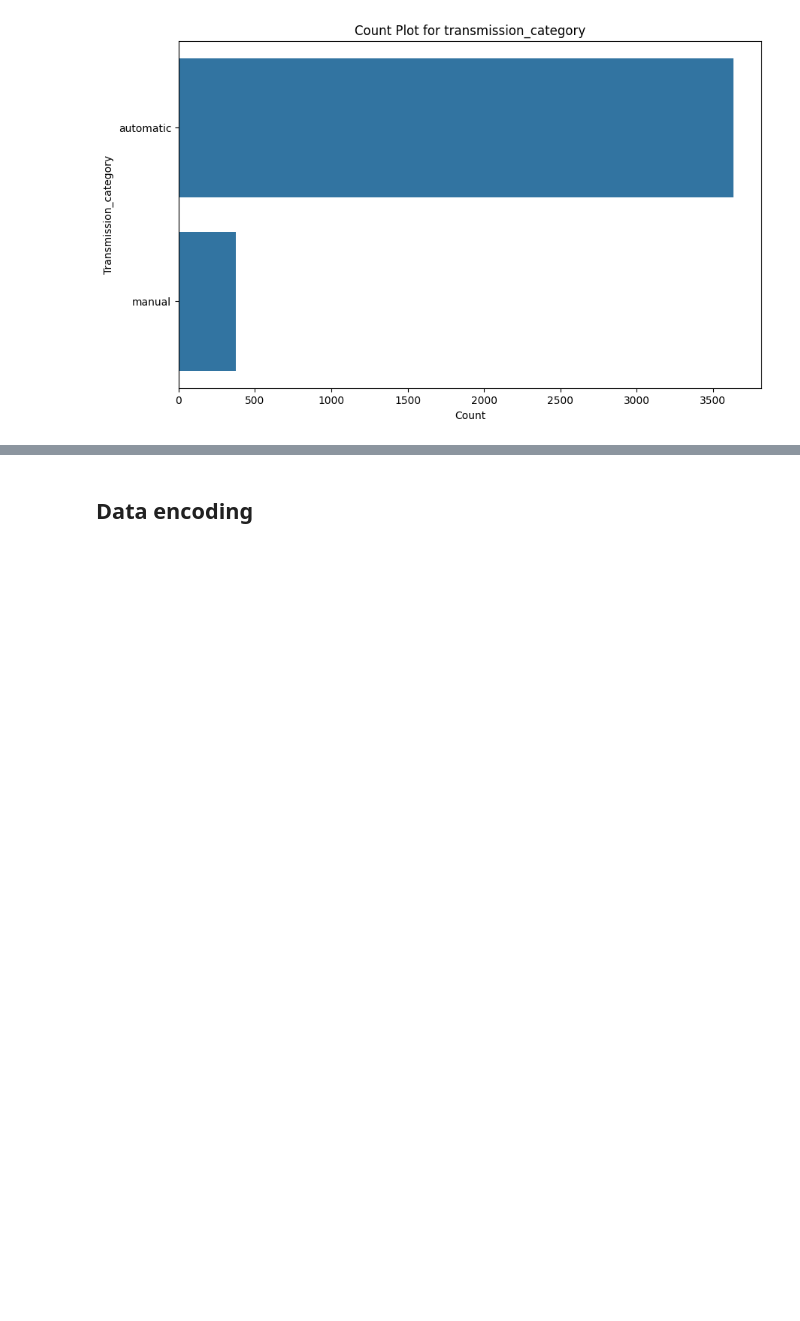
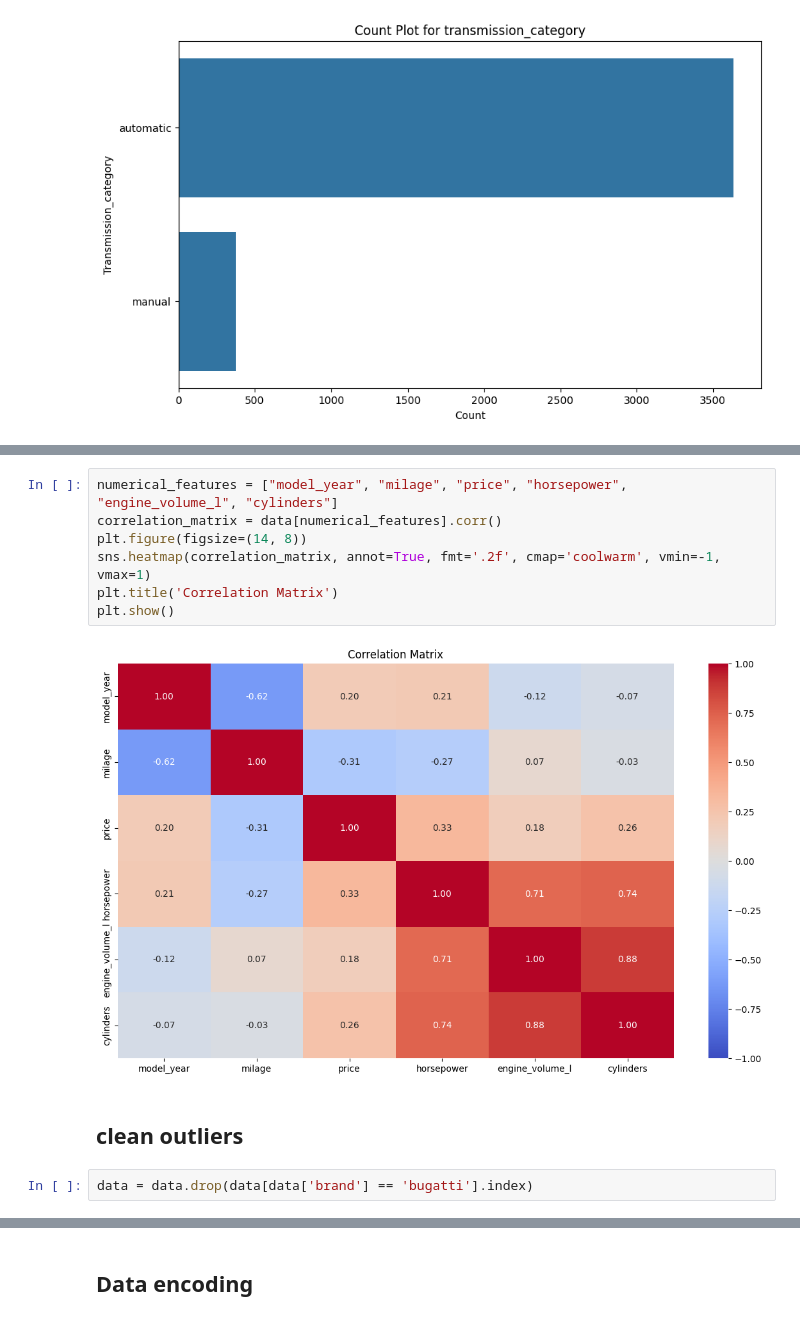
Before and after one commit to MichalKapala/WSI, a Jupyter notebook: cardatapreparation.ipynb, the cells around one changed output, grey strips where cells are left out. Saved outputs shown, nothing was run; the diff lists cells and outputs as text; blank space fills up the shorter version.

```diff
--- a/cardatapreparation.ipynb
+++ b/cardatapreparation.ipynb
@@ -289,0 +315,13 @@ for column in categorical_columns:
+# %%
+numerical_features = ["model_year", "milage", "price", "horsepower", "engine_volume_l", "cylinders"]
+correlation_matrix = data[numerical_features].corr()
+plt.figure(figsize=(14, 8))
+sns.heatmap(correlation_matrix, annot=True, fmt='.2f', cmap='coolwarm', vmin=-1, vmax=1)
+plt.title('Correlation Matrix')
+plt.show()
+# %% [output]
+[figure, added]
+# %% [markdown]
+## clean outliers
+# %%
+data = data.drop(data[data['brand'] == 'bugatti'].index)
```
Also changed, not shown: parts of 15 cells of this notebook, 4 other files.
